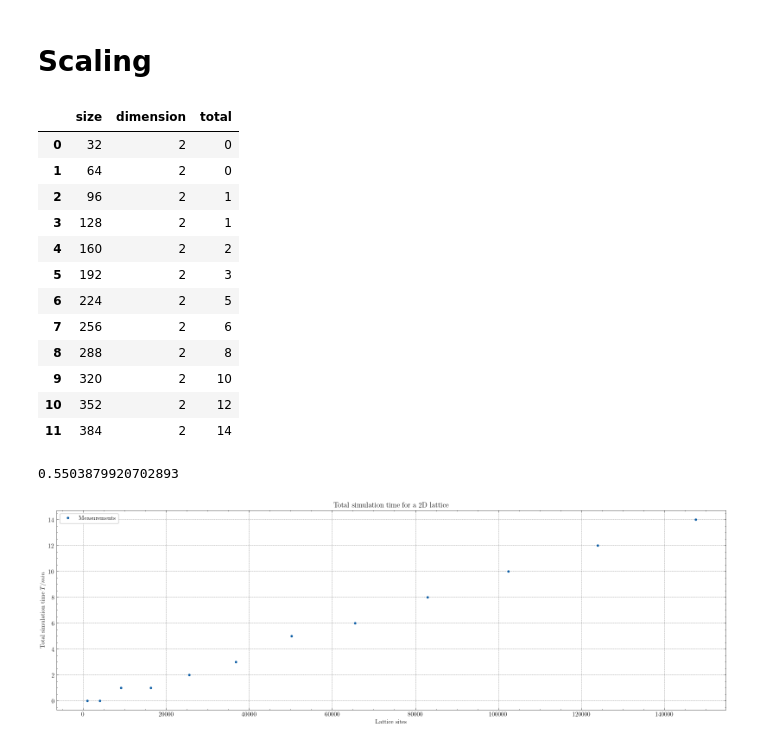
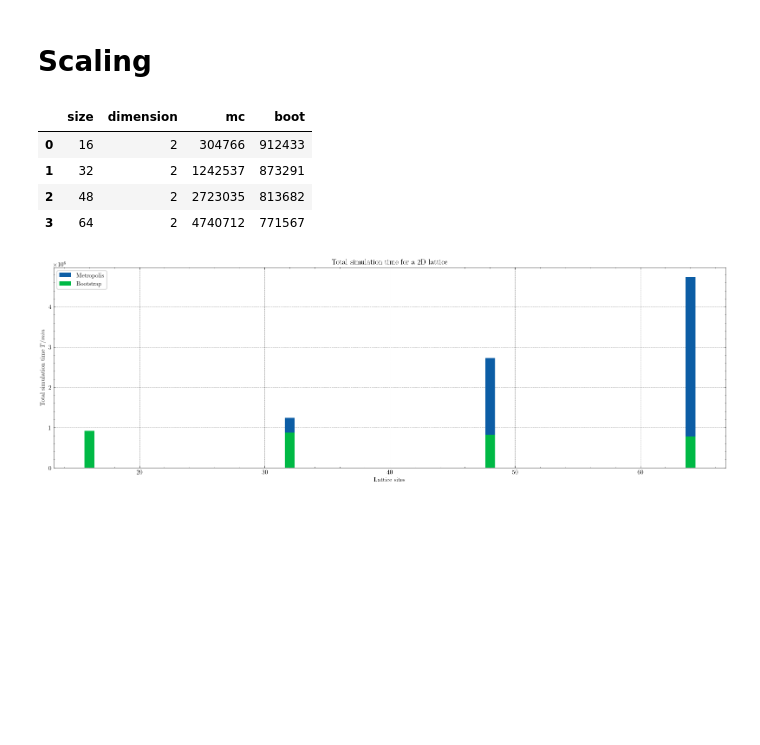
Before and after one commit to lennartvrg/XY-Model, a Jupyter notebook: Notebook.ipynb, the cells around one changed output. Drawn from its saved outputs; the diff is of its cells as text; code cells hidden in the pictures; blank space fills up the shorter version.

```diff
--- a/Notebook.ipynb
+++ b/Notebook.ipynb
@@ -220,37 +212,24 @@ fig.savefig('figures/Critical_Slowing_Down.pdf', bbox_inches='tight')
 # %% [markdown]
 # Scaling
 # %%
-data = pd.read_sql_query(f'SELECT size, dimension, MAX(time_mc + time_boot) / 60000 AS total FROM results WHERE dimension = 2 AND run_id = \'{current_run}\' GROUP BY size', con)
+data = pd.read_sql_query(f'SELECT size, dimension, SUM(time_mc) AS mc, SUM(time_boot) AS boot FROM results WHERE dimension = 2 AND run_id = \'{current_run}\' GROUP BY size', con)
 display(data)
+
 fig, ax = plt.subplots()
-ax.errorbar(data['size']**data['dimension'], data['total'], label='Measurements')
-
-popt, pcov = curve_fit(linear_fn, data['size']**data['dimension'], data['total'])
-perr = np.sqrt(np.diag(pcov))
-
-#print(linear_fn(np.array([4, 8, 16, 32, 64, 128, 256, 512, 1024])**2, *popt).sum() / 60)
-print(linear_fn(np.arange(16, 256 + 1, 16)**2, *popt).sum() / 60)
+ax.bar(data['size'], data['mc'], label='Metropolis')
+ax.bar(data['size'], data['boot'], label='Bootstrap')
 
 ax.set_title(f'Total simulation time for a {name}D lattice')
 ax.set_xlabel('Lattice sites')
 ax.set_ylabel('Total simulation time $T / min$')
 
 ax.legend()
 
 fig.savefig('figures/Time_Scaling.pdf', bbox_inches='tight')
 # %% [output]
-|  | size | dimension | total |
-| 0 | 32 | 2 | 0 |
-| 1 | 64 | 2 | 0 |
-| 2 | 96 | 2 | 1 |
-| 3 | 128 | 2 | 1 |
-| 4 | 160 | 2 | 2 |
-| 5 | 192 | 2 | 3 |
-| 6 | 224 | 2 | 5 |
-| 7 | 256 | 2 | 6 |
-| 8 | 288 | 2 | 8 |
-| 9 | 320 | 2 | 10 |
-| 10 | 352 | 2 | 12 |
-| 11 | 384 | 2 | 14 |
+|  | size | dimension | mc | boot |
+| 0 | 16 | 2 | 304766 | 912433 |
+| 1 | 32 | 2 | 1242537 | 873291 |
+| 2 | 48 | 2 | 2723035 | 813682 |
+| 3 | 64 | 2 | 4740712 | 771567 |
-0.5503879920702893
-[figure, old version]
+[figure, new version]
```
Also changed, not shown: parts of 8 cells of this notebook, 6 other files.
